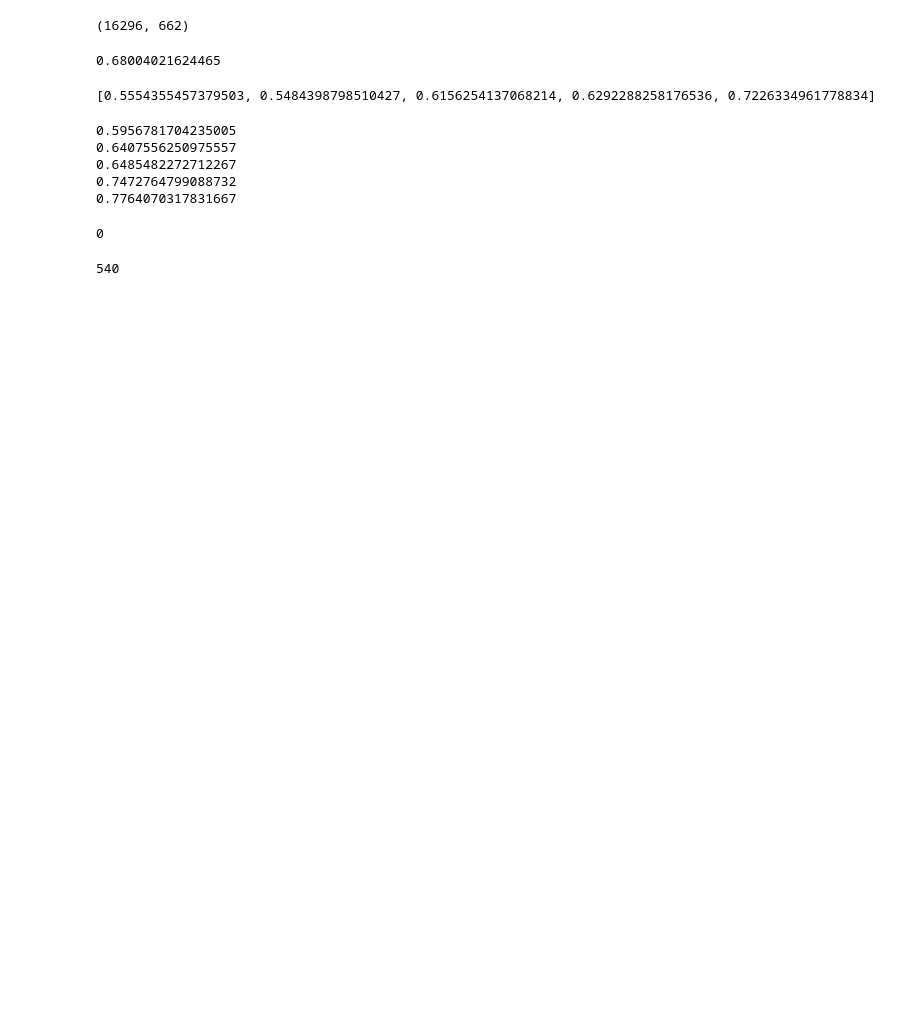
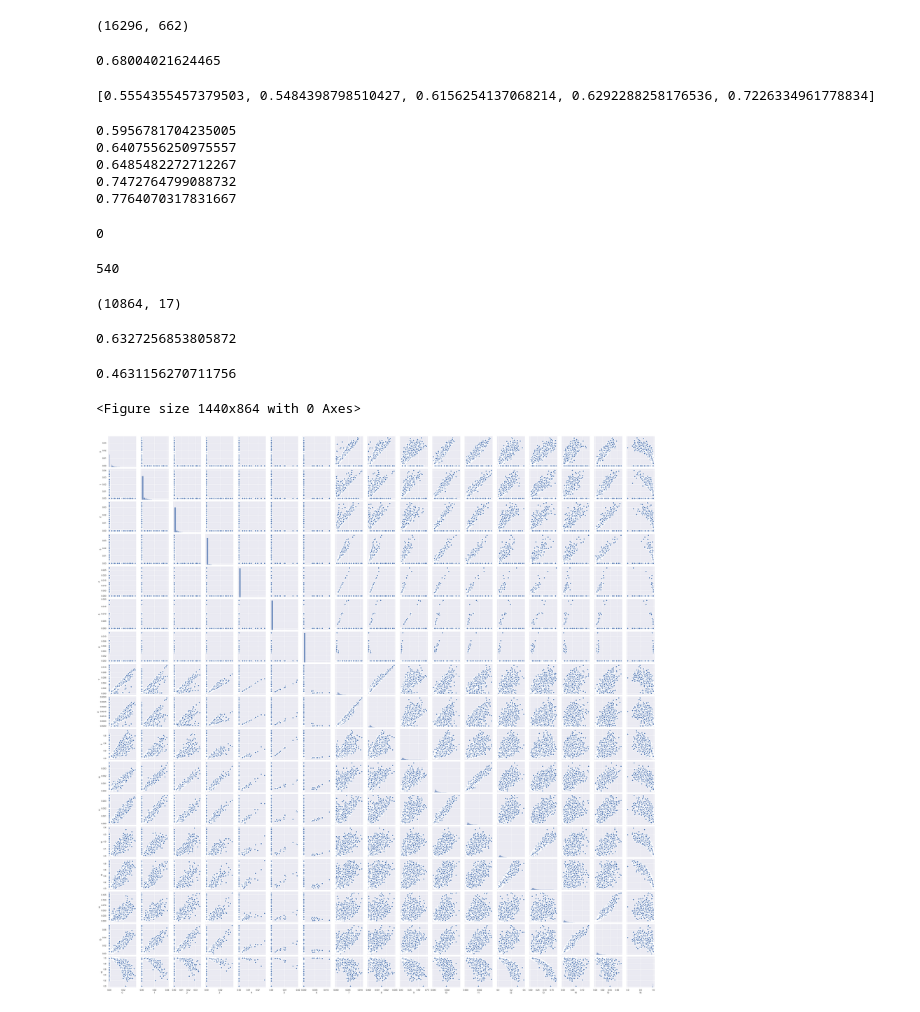
Before and after one commit to xSurus/startHack, a Jupyter notebook: finn.ipynb, the cells around one changed output. Drawn from its saved outputs; the diff is of its cells as text; code cells hidden in the pictures; blank space fills up the shorter version.

```diff
--- a/finn.ipynb
+++ b/finn.ipynb
@@ -361,3 +390,25 @@ X_new = SelectKBest(chi2, k=2).fit_transform(X, y)
 len(train.columns)
 # %% [output]
 540
+# %%
+reload(baseline)
+X, y = baseline.baselineXy()
+X.shape
+# %% [output]
+(10864, 17)
+# %%
+feat_trans.test_feats(RandomForestClassifier(), *baseline.originalXy(as_numpy=True))
+# %% [output]
+0.6327256853805872
+# %%
+from sklearn.linear_model import LogisticRegression as LR
+feat_trans.test_feats(LR(), *baseline.originalXy(as_numpy=True))
+# %% [output]
+0.4631156270711756
+# %%
+plt.figure(figsize = (20, 12))
+sns.pairplot(pd.DataFrame(baseline.baselineXy()[0]), kind="scatter", plot_kws=dict(s=80, edgecolor="white", linewidth=2.5))
+plt.show()
+# %% [output]
+<Figure size 1440x864 with 0 Axes>
+[figure, added]
```
Also changed, not shown: parts of 15 cells of this notebook, 5 other files.
